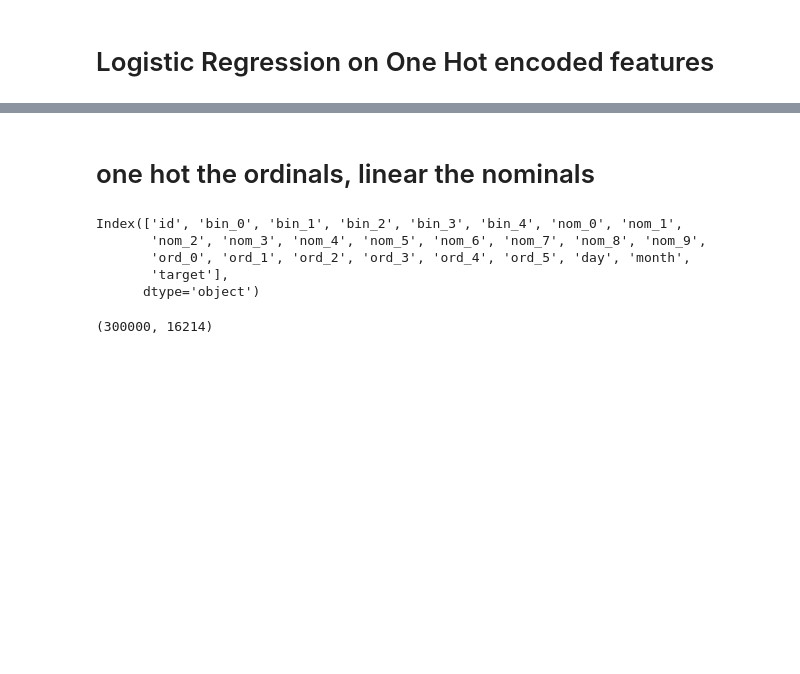
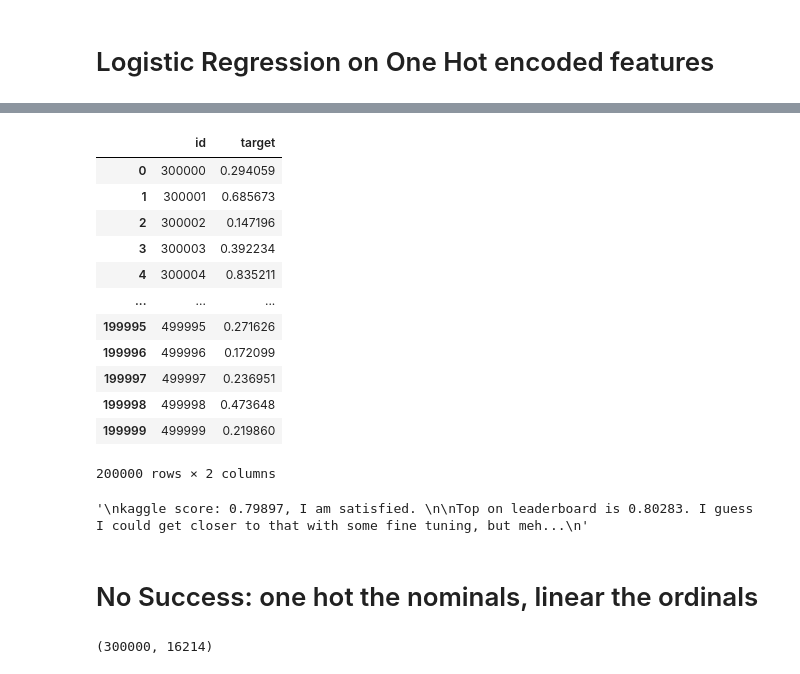
Before and after one commit to wol-e/kaggle, a Jupyter notebook: cat-in-the-dat/regressions.ipynb, the cells around one changed output, grey strips where cells are left out. Cells and saved outputs as stored; diff of their text form; code cells hidden in the pictures; blank space fills up the shorter version.

Commit message:
that'S it for this, got a good score with logistic regression

```diff
--- a/cat-in-the-dat/regressions.ipynb
+++ b/cat-in-the-dat/regressions.ipynb
@@ -134,16 +134,18 @@ model = fit_and_score(model, df_train_codes1, y_train1, df_train_codes2, y_train
 # %%
 from sklearn.preprocessing import OneHotEncoder
 # %%
-x = 300000
-
-df_train_oh = df_train.copy()[:x]
+df_train_oh = df_train.copy()
+df_test_oh = df_test.copy()
 
 del df_train_oh["id"]
 del df_train_oh["target"]
+del df_test_oh["id"]
 
 oh = OneHotEncoder()
 
-df_train_oh = oh.fit_transform(df_train_oh)
+oh.fit(pd.concat([df_train_oh, df_test_oh]))
+
+df_train_oh = oh.transform(df_train_oh)
 y_train_oh = y_train[:x]
 
 df_train_oh.shape
@@ -179,0 +182,17 @@ convergence after 25 epochs took 19 seconds
+# %%
+model = LogisticRegression(
+    max_iter = 400,
+    penalty='elasticnet',
+    l1_ratio=1,
+    C=.1,
+    solver='saga',
+    verbose=3
+)
+
+model = fit_and_score(
+    model,
+    df_train_oh,
+    y_train_oh,
+    df_train_oh,
+    y_train_oh
+)
@@ -179,0 +206,24 @@ convergence after 25 epochs took 19 seconds
+# %%
+submission = pd.read_csv("data/competition_data/sample_submission.csv")
+
+df_test_oh = oh.transform(df_test_oh)
+
+y_sub = model.predict_proba(df_test_oh)
+# %%
+submission["target"] = [x[1] for x in y_sub]
+
+submission
+# %% [output]
+|  | id | target |
+| 0 | 300000 | 0.294059 |
+| 1 | 300001 | 0.685673 |
+| 2 | 300002 | 0.147196 |
+| 3 | 300003 | 0.392234 |
+| 4 | 300004 | 0.835211 |
+| ... | ... | ... |
+| 199995 | 499995 | 0.271626 |
+| 199996 | 499996 | 0.172099 |
+| 199997 | 499997 | 0.236951 |
+| 199998 | 499998 | 0.473648 |
+| 199999 | 499999 | 0.219860 |
+200000 rows × 2 columns
@@ -180,13 +232,13 @@ convergence after 25 epochs took 19 seconds
+# %%
+"""
+kaggle score: 0.79897, I am satisfied.
+
+Top on leaderboard is 0.80283. I guess I could get closer to that with some fine tuning, but meh...
+"""
+# %% [output]
+'\nkaggle score: 0.79897, I am satisfied. \n\nTop on leaderboard is 0.80283. I guess I could get closer to that with some fine tuning, but meh...\n'
 # %% [markdown]
-# one hot the ordinals, linear the nominals
+# No Success: one hot the nominals, linear the ordinals
-# %%
-df_train.columns
-# %% [output]
-Index(['id', 'bin_0', 'bin_1', 'bin_2', 'bin_3', 'bin_4', 'nom_0', 'nom_1',
-       'nom_2', 'nom_3', 'nom_4', 'nom_5', 'nom_6', 'nom_7', 'nom_8', 'nom_9',
-       'ord_0', 'ord_1', 'ord_2', 'ord_3', 'ord_4', 'ord_5', 'day', 'month',
-       'target'],
-      dtype='object')
 # %%
 df_train_ord = df_train.copy()[['ord_0', 'ord_1', 'ord_2', 'ord_3', 'ord_4', 'ord_5']]
 df_train_oh_nom = df_train.copy()[
```
Also changed, not shown: parts of 15 cells of this notebook, 2 other files.
